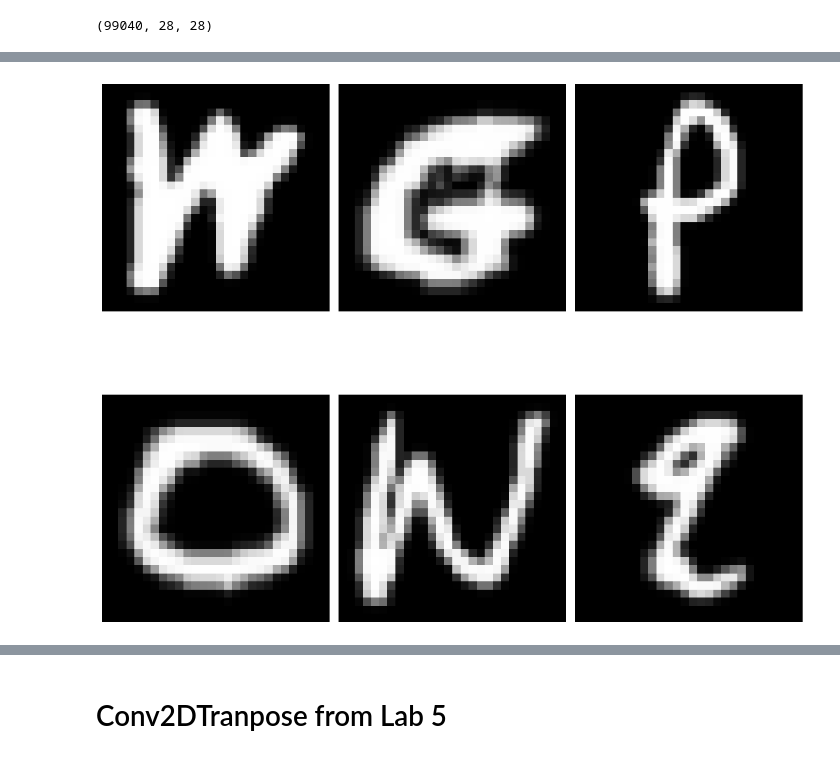
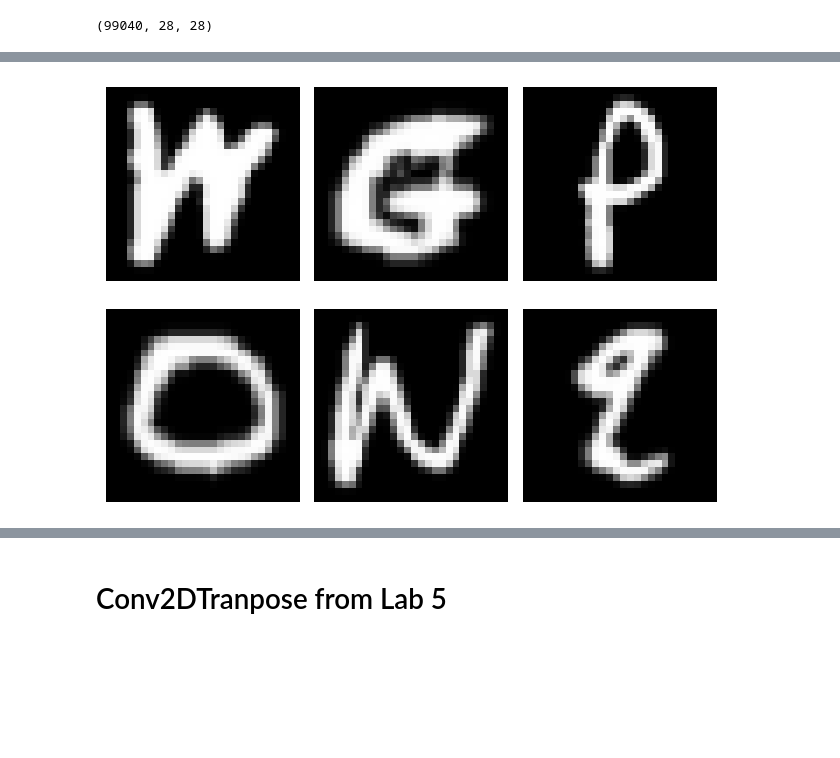
Before and after one commit to shoelesshoe/DELECA2, a Jupyter notebook: CA2 Part A.ipynb, the cells around one changed output, grey strips where cells are left out. Drawn from its saved outputs; the diff is of its cells as text; code cells hidden in the pictures; blank space fills up the shorter version.

```diff
--- a/CA2 Part A.ipynb
+++ b/CA2 Part A.ipynb
@@ -44,0 +43,3 @@ len(alphabets.unique())
+# %%
+df = df_original.drop(0, axis=1)
+df
@@ -45,13 +96,19 @@ len(alphabets.unique())
 # %%
 def transformImage(img):
     return np.transpose(img)
+# %%
+def createMatrix(df):
+    arr = []
+
+    for row in range(len(df)):
+        img = df.iloc[row, :].values.reshape((28, 28))
+        arr.append(transformImage(img))
+
+    arr = np.array(arr)
+    print(arr.shape)
+
+    return arr
 # %%
-imageArr = []
-
-for row in range(len(df)):
-    img = df.iloc[row, :].values.reshape((28, 28))
-    imageArr.append(transformImage(img))
-
-print(np.array(imageArr).shape)
+imageArr = createMatrix(df)
 # %% [output]
 (99040, 28, 28)
@@ -66,12 +133,15 @@ plot_image(imageArr[20])
+# %%
+def imageSubplot(arr, numberOfImages):
+    plt.figure()
+
+    for i in range(numberOfImages):
+        plt.subplot(numberOfImages // 3, 3, i+1)
+        plt.imshow(arr[i], cmap='gray')
+        plt.axis('off')
+
+    plt.tight_layout()
+    plt.show()
 # %%
-plt.figure(figsize=(12, 12))
-
-for i in range(6):
-    plt.subplot(2, 3, i+1)
-    plt.imshow(imageArr[i], cmap='gray')
-    plt.axis('off')
-
-plt.tight_layout()
-plt.show()
+imageSubplot(imageArr, 6)
 # %% [output]
-[figure, old version]
+[figure, new version]
```
Also changed, not shown: parts of 23 cells of this notebook.
